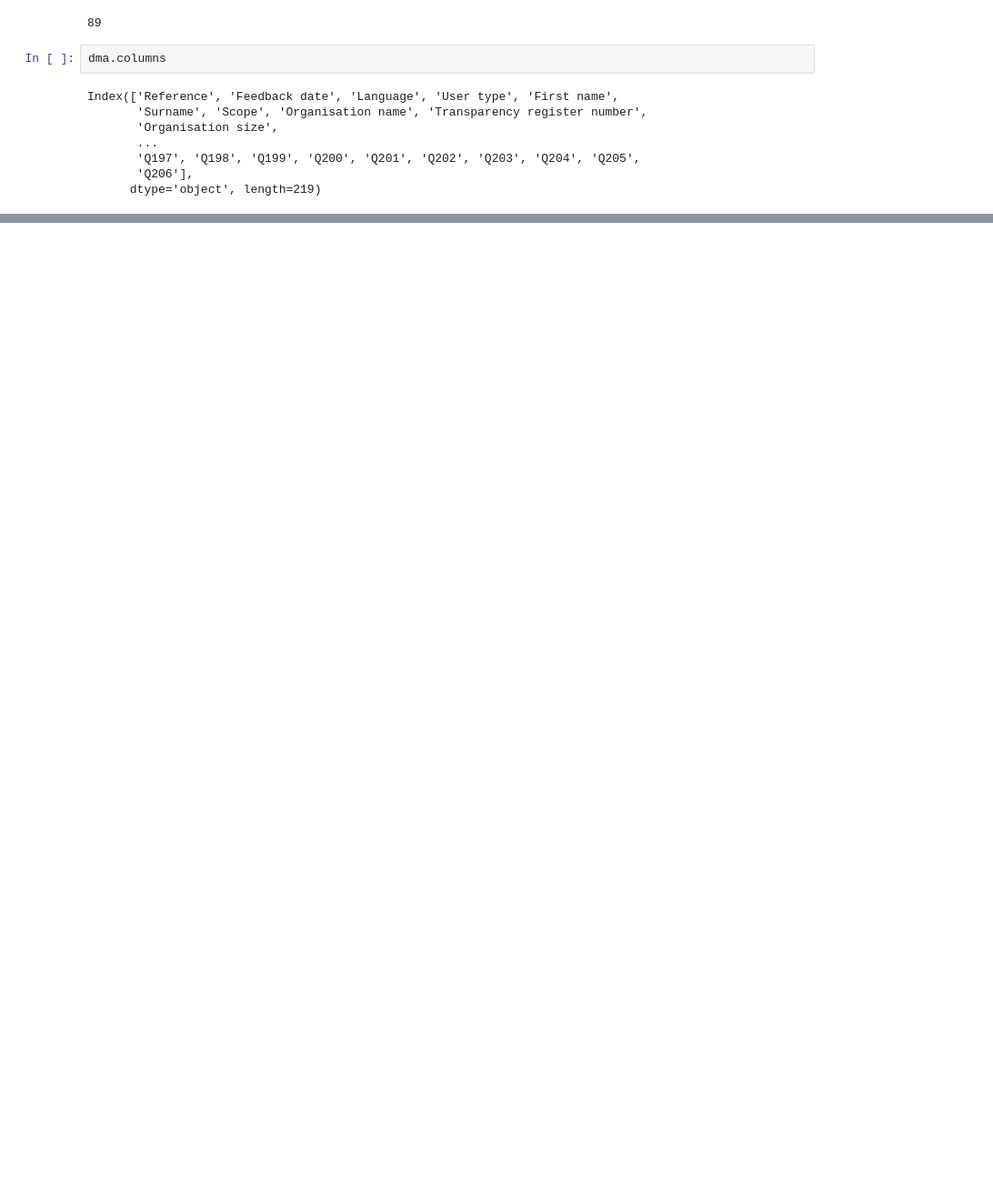
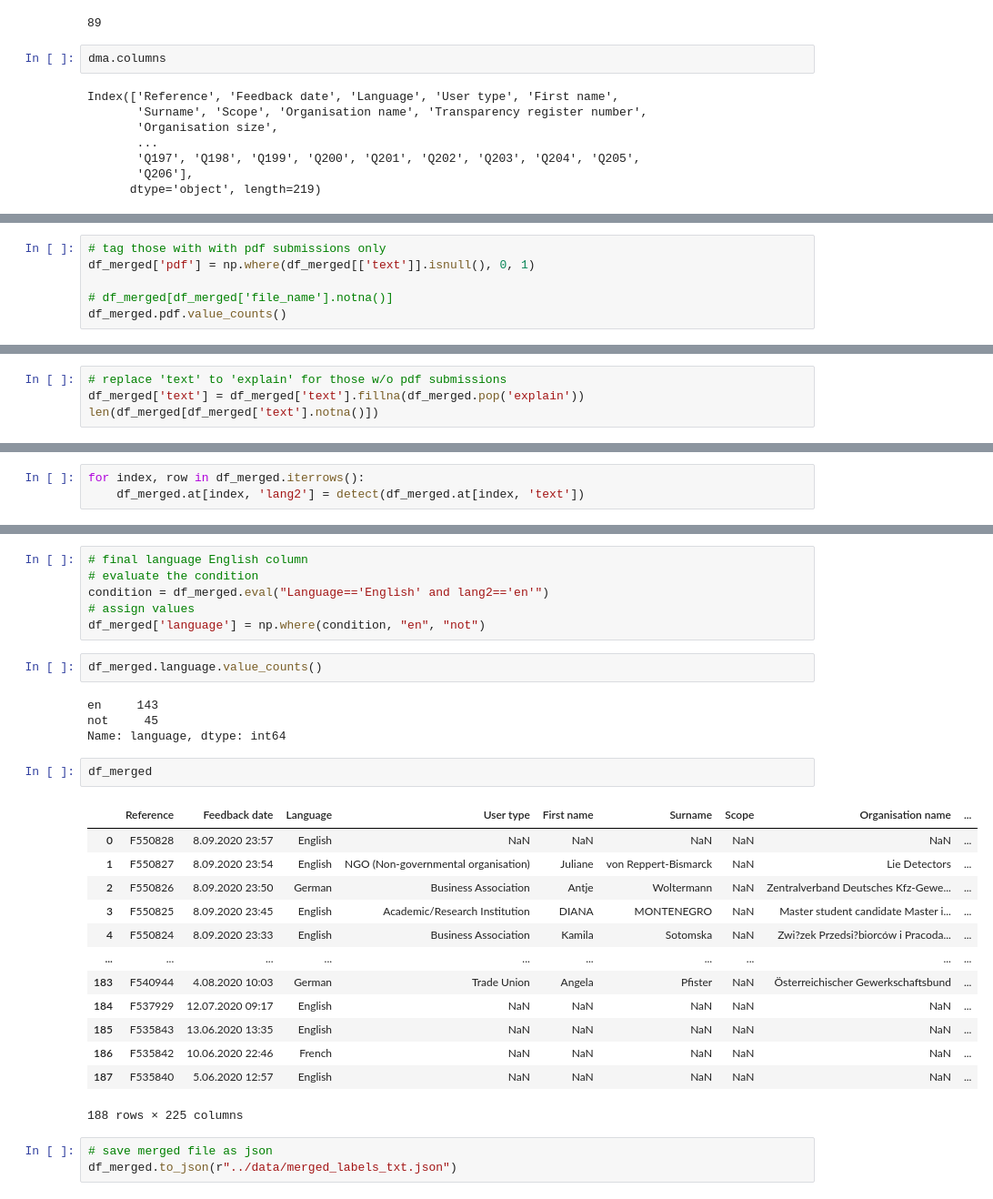
Before and after one commit to adellegia/watermelon, a Jupyter notebook: src/parsing.ipynb, the cells around one changed output, grey strips where cells are left out. Shown at 91% size. Drawn from its saved outputs; the diff is of its cells as text; blank space fills up the shorter version.

Commit message:
Update parsing, add merged json file, trial BERT tl

```diff
--- a/src/parsing.ipynb
+++ b/src/parsing.ipynb
@@ -98,0 +273,6 @@ re.search('[F][0-9]{6}(.*)[\\>.]', pdf_list[89])[0]
+# %%
+# tag those with with pdf submissions only
+df_merged['pdf'] = np.where(df_merged[['text']].isnull(), 0, 1)
+
+# df_merged[df_merged['file_name'].notna()]
+df_merged.pdf.value_counts()
@@ -98,0 +283,4 @@ re.search('[F][0-9]{6}(.*)[\\>.]', pdf_list[89])[0]
+# %%
+# replace 'text' to 'explain' for those w/o pdf submissions
+df_merged['text'] = df_merged['text'].fillna(df_merged.pop('explain'))
+len(df_merged[df_merged['text'].notna()])
@@ -98,0 +289,3 @@ re.search('[F][0-9]{6}(.*)[\\>.]', pdf_list[89])[0]
+# %%
+for index, row in df_merged.iterrows():
+    df_merged.at[index, 'lang2'] = detect(df_merged.at[index, 'text'])
@@ -98,0 +315,31 @@ re.search('[F][0-9]{6}(.*)[\\>.]', pdf_list[89])[0]
+# %%
+# final language English column
+# evaluate the condition
+condition = df_merged.eval("Language=='English' and lang2=='en'")
+# assign values
+df_merged['language'] = np.where(condition, "en", "not")
+# %%
+df_merged.language.value_counts()
+# %% [output]
+en     143
+not     45
+Name: language, dtype: int64
+# %%
+df_merged
+# %% [output]
+|  | Reference | Feedback date | Language | User type | First name | Surname | Scope | Organisation name | ... |
+| 0 | F550828 | 8.09.2020 23:57 | English | NaN | NaN | NaN | NaN | NaN | ... |
+| 1 | F550827 | 8.09.2020 23:54 | English | NGO (Non-governmental organisation) | Juliane | von Reppert-Bismarck | NaN | Lie Detectors | ... |
+| 2 | F550826 | 8.09.2020 23:50 | German | Business Association | Antje | Woltermann | NaN | Zentralverband Deutsches Kfz-Gewe... | ... |
+| 3 | F550825 | 8.09.2020 23:45 | English | Academic/Research Institution | DIANA | MONTENEGRO | NaN | Master student candidate Master i... | ... |
+| 4 | F550824 | 8.09.2020 23:33 | English | Business Association | Kamila | Sotomska | NaN | Zwi?zek Przedsi?biorców i Pracoda... | ... |
+| ... | ... | ... | ... | ... | ... | ... | ... | ... | ... |
+| 183 | F540944 | 4.08.2020 10:03 | German | Trade Union | Angela | Pfister | NaN | Österreichischer Gewerkschaftsbund | ... |
+| 184 | F537929 | 12.07.2020 09:17 | English | NaN | NaN | NaN | NaN | NaN | ... |
+| 185 | F535843 | 13.06.2020 13:35 | English | NaN | NaN | NaN | NaN | NaN | ... |
+| 186 | F535842 | 10.06.2020 22:46 | French | NaN | NaN | NaN | NaN | NaN | ... |
+| 187 | F535840 | 5.06.2020 12:57 | English | NaN | NaN | NaN | NaN | NaN | ... |
+188 rows × 225 columns
+# %%
+# save merged file as json
+df_merged.to_json(r"../data/merged_labels_txt.json")
```
Also changed, not shown: parts of 41 cells of this notebook, 3 other files.
